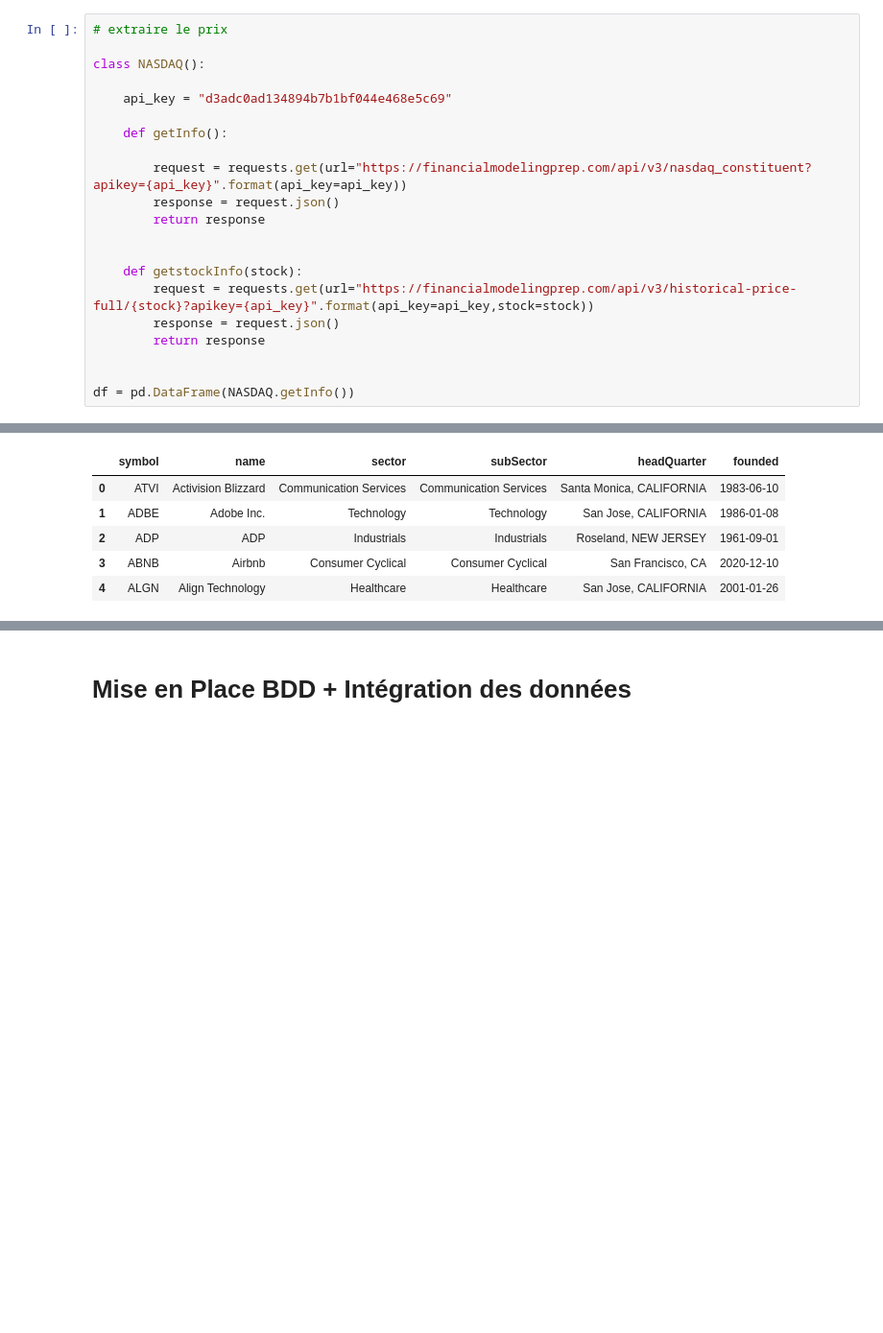
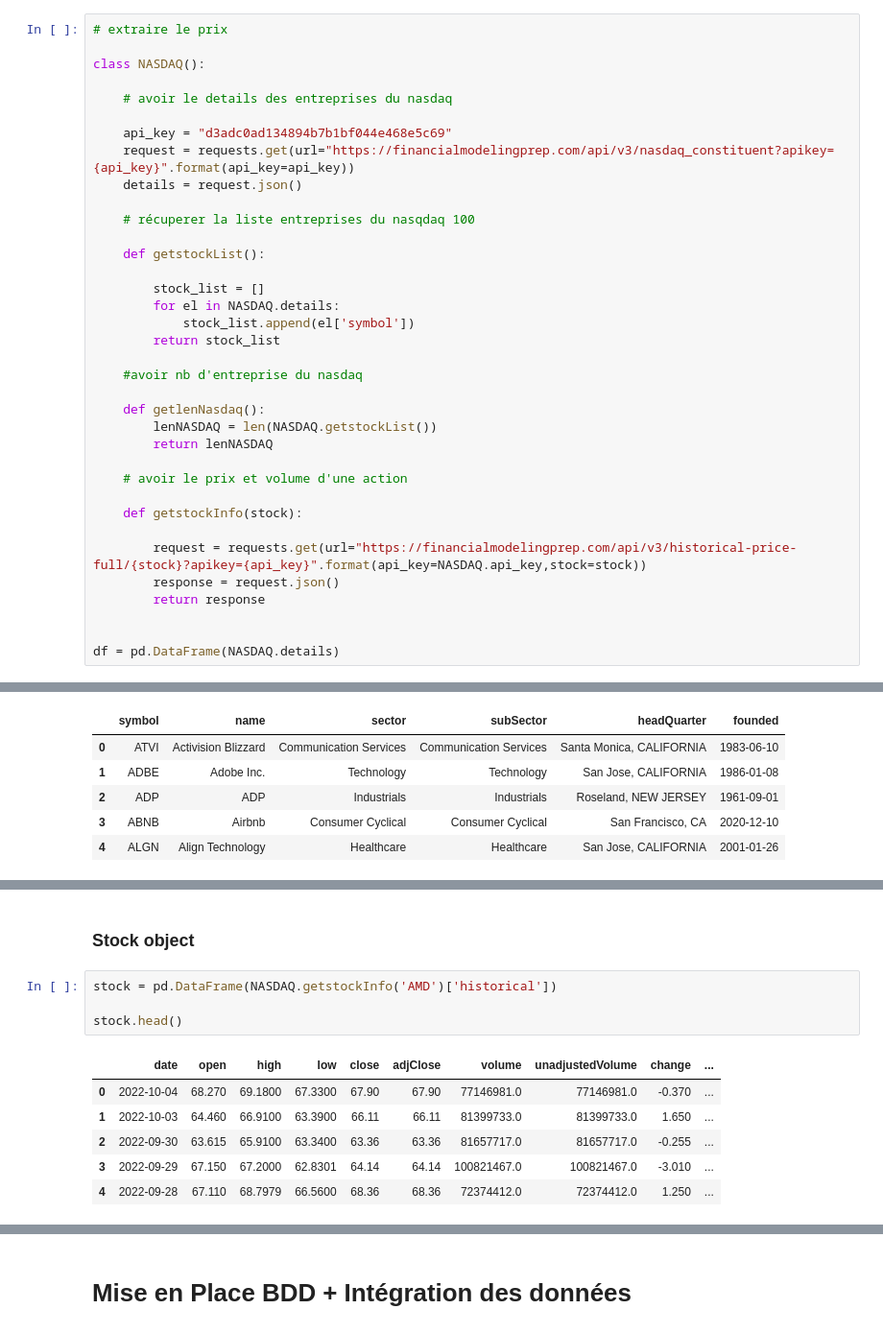
Before and after one commit to RAZMOKEUR/StockPricePrediction, a Jupyter notebook: nb/Data.ipynb, the cells around one changed output, grey strips where cells are left out. Shown at 96% size. Drawn from its saved outputs; the diff is of its cells as text; blank space fills up the shorter version.

```diff
--- a/nb/Data.ipynb
+++ b/nb/Data.ipynb
@@ -33,19 +14,34 @@ print(stock_list)
 
 class NASDAQ():
 
+    # avoir le details des entreprises du nasdaq
+
     api_key = "d3adc0ad134894b7b1bf044e468e5c69"
+    request = requests.get(url="https://financialmodelingprep.com/api/v3/nasdaq_constituent?apikey={api_key}".format(api_key=api_key))
+    details = request.json()
 
-    def getInfo():
+    # récuperer la liste entreprises du nasqdaq 100
 
-        request = requests.get(url="https://financialmodelingprep.com/api/v3/nasdaq_constituent?apikey={api_key}".format(api_key=api_key))
+    def getstockList():
+
+        stock_list = []
+        for el in NASDAQ.details:
+            stock_list.append(el['symbol'])
+        return stock_list
+
+    #avoir nb d'entreprise du nasdaq
+
+    def getlenNasdaq():
+        lenNASDAQ = len(NASDAQ.getstockList())
+        return lenNASDAQ
+
+    # avoir le prix et volume d'une action
+
+    def getstockInfo(stock):
+
+        request = requests.get(url="https://financialmodelingprep.com/api/v3/historical-price-full/{stock}?apikey={api_key}".format(api_key=NASDAQ.api_key,stock=stock))
         response = request.json()
         return response
 
 
-    def getstockInfo(stock):
-        request = requests.get(url="https://financialmodelingprep.com/api/v3/historical-price-full/{stock}?apikey={api_key}".format(api_key=api_key,stock=stock))
-        response = request.json()
-        return response
-
-
-df = pd.DataFrame(NASDAQ.getInfo())
+df = pd.DataFrame(NASDAQ.details)
@@ -127,0 +84,13 @@ ZS
+# %% [markdown]
+<h3> Stock object</h3>
+# %%
+stock = pd.DataFrame(NASDAQ.getstockInfo('AMD')['historical'])
+
+stock.head()
+# %% [output]
+|  | date | open | high | low | close | adjClose | volume | unadjustedVolume | change | ... |
+| 0 | 2022-10-04 | 68.270 | 69.1800 | 67.3300 | 67.90 | 67.90 | 77146981.0 | 77146981.0 | -0.370 | ... |
+| 1 | 2022-10-03 | 64.460 | 66.9100 | 63.3900 | 66.11 | 66.11 | 81399733.0 | 81399733.0 | 1.650 | ... |
+| 2 | 2022-09-30 | 63.615 | 65.9100 | 63.3400 | 63.36 | 63.36 | 81657717.0 | 81657717.0 | -0.255 | ... |
+| 3 | 2022-09-29 | 67.150 | 67.2000 | 62.8301 | 64.14 | 64.14 | 100821467.0 | 100821467.0 | -3.010 | ... |
+| 4 | 2022-09-28 | 67.110 | 68.7979 | 66.5600 | 68.36 | 68.36 | 72374412.0 | 72374412.0 | 1.250 | ... |
```
Also changed, not shown: parts of 14 cells of this notebook, 10 other files.
